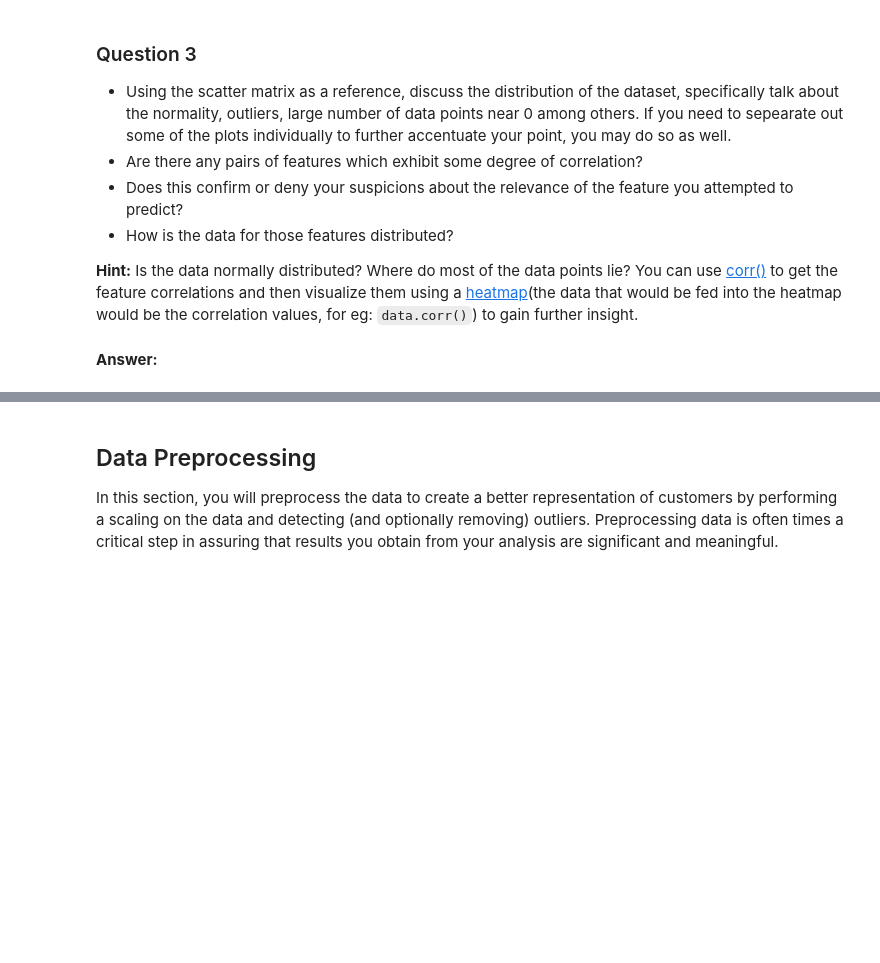
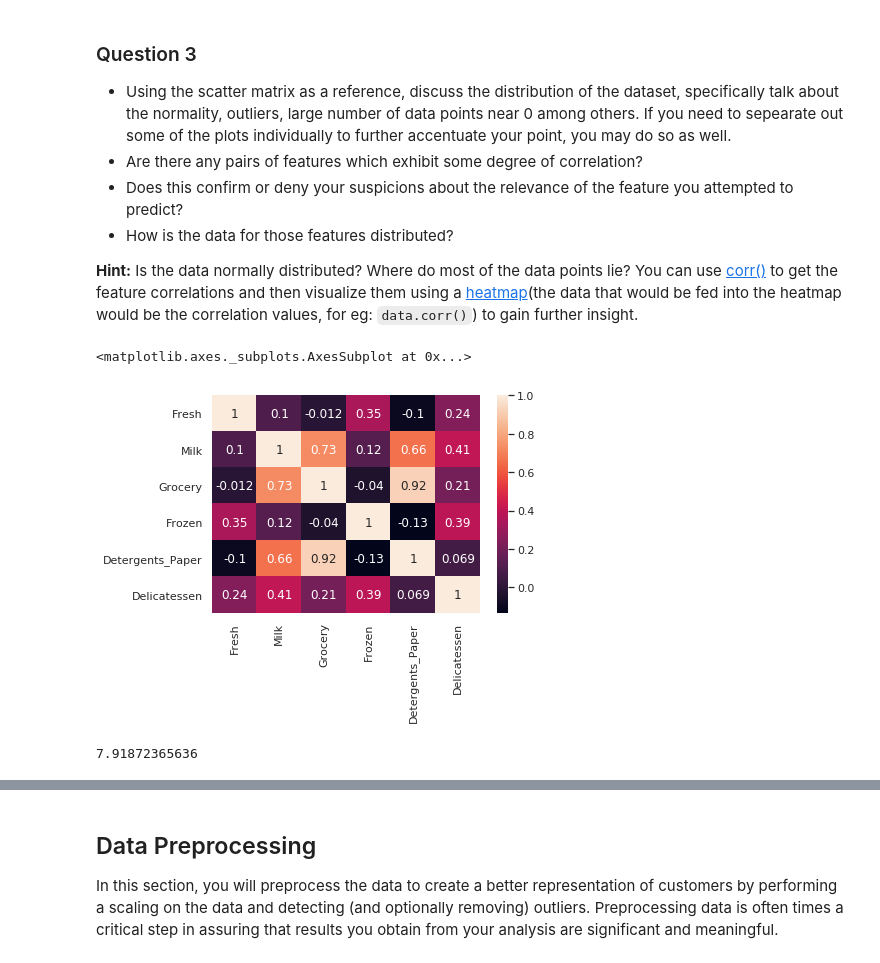
Before and after one commit to nascimentocrafael/udacity, a Jupyter notebook: mlnd/2_customer_segments/customer_segments.ipynb, the cells around one changed output, grey strips where cells are left out. Drawn from its saved outputs; the diff is of its cells as text; code cells hidden in the pictures; blank space fills up the shorter version.

```diff
--- a/mlnd/2_customer_segments/customer_segments.ipynb
+++ b/mlnd/2_customer_segments/customer_segments.ipynb
@@ -175,5 +175,17 @@ pd.scatter_matrix(data, alpha = 0.3, figsize = (14,8), diagonal = 'kde');
 * How is the data for those features distributed?
 
 **Hint:** Is the data normally distributed? Where do most of the data points lie? You can use [corr()](https://pandas.pydata.org/pandas-docs/stable/generated/pandas.DataFrame.corr.html) to get the feature correlations and then visualize them using a [heatmap](http://seaborn.pydata.org/generated/seaborn.heatmap.html)(the data that would be fed into the heatmap would be the correlation values, for eg: `data.corr()`) to gain further insight.
-# %% [markdown]
-**Answer:**
+# %%
+import seaborn as sns; sns.set()
+sns.heatmap(data.corr(), annot=True)
+# %% [output]
+<matplotlib.axes._subplots.AxesSubplot at 0x...>
+[figure, added]
+# %%
+fresh_mean = 12000.297727
+fresh_std  = 12647.328865
+fresh_max  = 112151.000000
+n_stds = (fresh_max - fresh_mean) / fresh_std
+print(n_stds)
+# %% [output]
+7.91872365636
```
Also changed, not shown: parts of 7 cells of this notebook.
